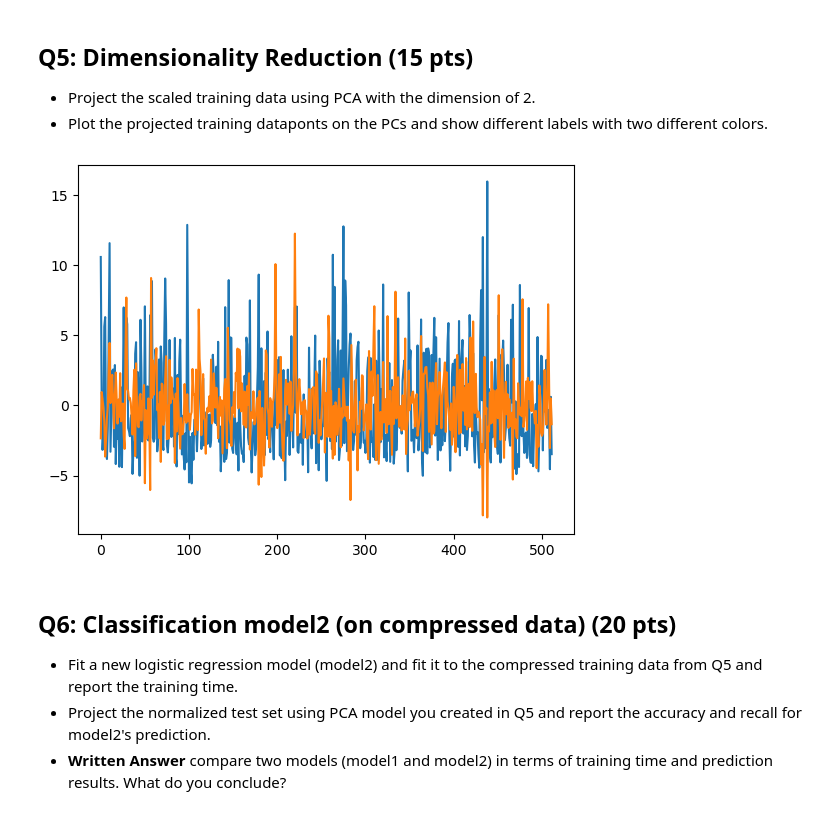
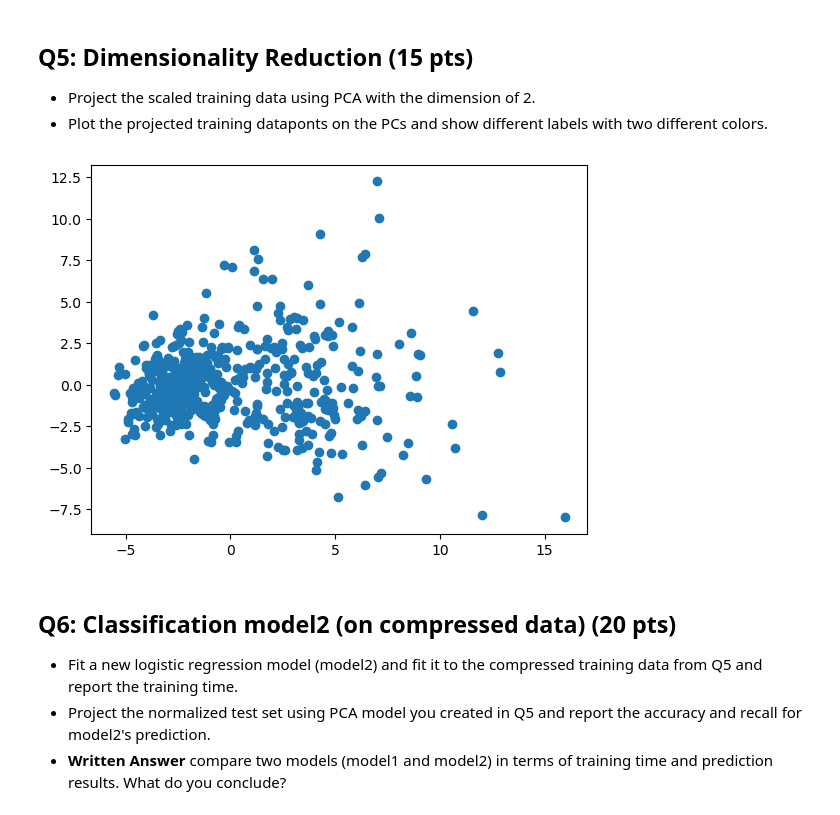
Before and after one commit to aabusha3/Principal-Components-and-Dimensionality-Reduction_DS3000-5, a Jupyter notebook: aabusha3_Assignment_5.ipynb, the cells around one changed output. Saved outputs shown, nothing was run; the diff lists cells and outputs as text; code cells hidden in the pictures.

```diff
--- a/aabusha3_Assignment_5.ipynb
+++ b/aabusha3_Assignment_5.ipynb
@@ -127,14 +137,34 @@ plt.show()
 
 * Project the scaled training data using PCA with the dimension of 2.
 * Plot the projected training dataponts on the PCs and show different labels with two different colors.
-# %%
-pca = PCA(n_components=2)
-pca.fit(X_train_sta)
-X_train_sta_pca = pca.transform(X_train_sta)
-plt.plot(X_train_sta_pca)
-plt.show()
-# %% [output]
-[figure, removed]
+# %%
+pca = PCA(n_components=2)
+pca.fit(X_train_sta)
+X_train_sta_pca = pca.transform(X_train_sta)
+plt.scatter(X_train_sta_pca[:,0], X_train_sta_pca[:,1])
+plt.show()
+
+# # Project scaled training data onto 2 principal components
+# pca_2 = PCA(n_components=2)
+# principal_components_2 = pca_2.fit_transform(Xtrain_scaled)
+# projected_df = pd.DataFrame(data = principal_components_2, columns = ['pc 1', 'pc 2'])
+# final_df = pd.concat([projected_df.reset_index(drop=True), ytrain.reset_index(drop=True)], axis=1)
+
+# # Plot the projected training datapoints on the PCs and show different labels with two different colors
+# fig = plt.figure(figsize = (8,8))
+# ax = fig.add_subplot(1,1,1)
+# ax.set_xlabel('Principal Component 1', fontsize = 15)
+# ax.set_ylabel('Principal Component 2', fontsize = 15)
+# ax.set_title('2 Component PCA', fontsize = 20)
+# targets = [0, 1]
+# colors = ['g', 'r']
+# for target, color in zip(targets,colors):
+#     indicesToKeep = final_df['diagnosis'] == target
+#     ax.scatter(final_df.loc[indicesToKeep, 'pc 1'], final_df.loc[indicesToKeep, 'pc 2'], c = color, s = 50)
+# ax.legend(targets)
+# ax.grid()
+# %% [output]
+[figure, added]
 # %% [markdown]
 ## Q6: Classification model2 (on compressed data) (20 pts)
 
```
Also changed, not shown: parts of 11 cells of this notebook.
